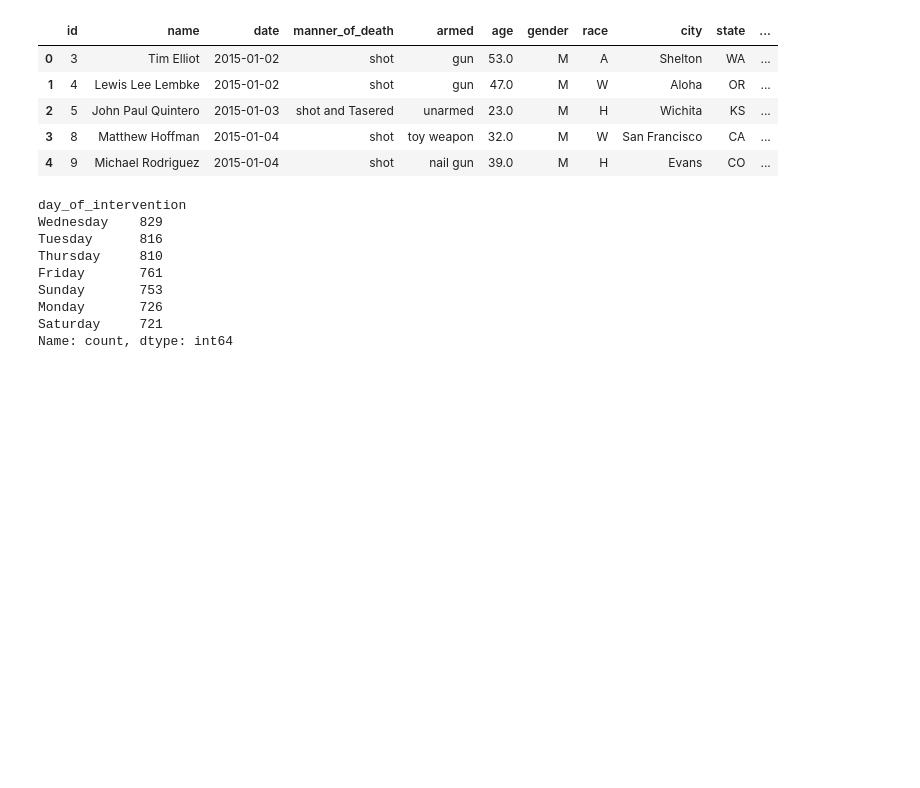
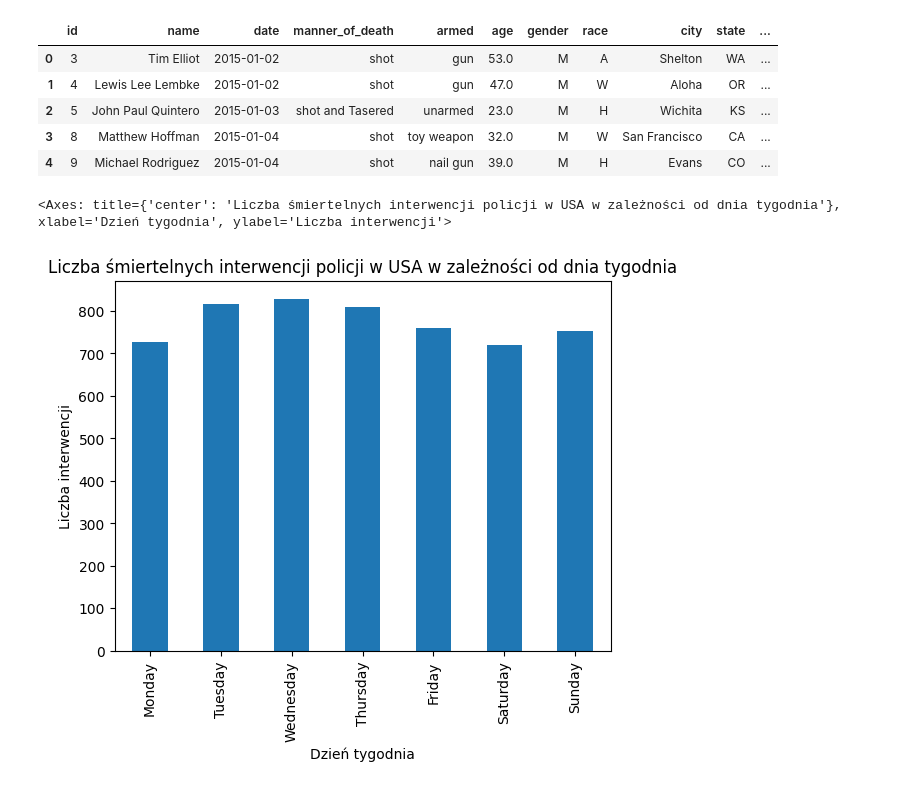
Before and after one commit to WojciechDzimira/kodilla-modu-8, a Jupyter notebook: przestepczosc.ipynb, the cells around one changed output. Saved outputs shown, nothing was run; the diff lists cells and outputs as text; code cells hidden in the pictures; blank space fills up the shorter version.

Commit message:
feat: add visualization of police intervention frequency by day of the week

```diff
--- a/przestepczosc.ipynb
+++ b/przestepczosc.ipynb
@@ -57,14 +57,15 @@ df.head()
 | 4 | 9 | Michael Rodriguez | 2015-01-04 | shot | nail gun | 39.0 | M | H | Evans | CO | ... |
 # %%
 days_count = df['day_of_intervention'].value_counts()
-days_count
+order = ['Monday', 'Tuesday', 'Wednesday', 'Thursday', 'Friday', 'Saturday', 'Sunday']
+days_count = days_count.reindex(order)
-# %% [output]
-day_of_intervention
-Wednesday    829
-Tuesday      816
-Thursday     810
-Friday       761
-Sunday       753
-Monday       726
-Saturday     721
-Name: count, dtype: int64
+# %%
+days_count.plot(
+    kind='bar',
+    title='Liczba śmiertelnych interwencji policji w USA w zależności od dnia tygodnia',
+    xlabel='Dzień tygodnia',
+    ylabel='Liczba interwencji',
+)
+# %% [output]
+<Axes: title={'center': 'Liczba śmiertelnych interwencji policji w USA w zależności od dnia tygodnia'}, xlabel='Dzień tygodnia', ylabel='Liczba interwencji'>
+[figure, added]
```
Also changed, not shown: parts of 9 cells of this notebook.
